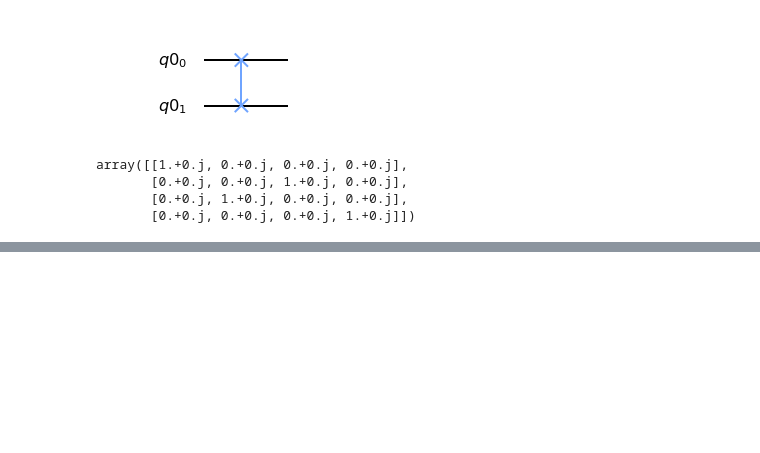
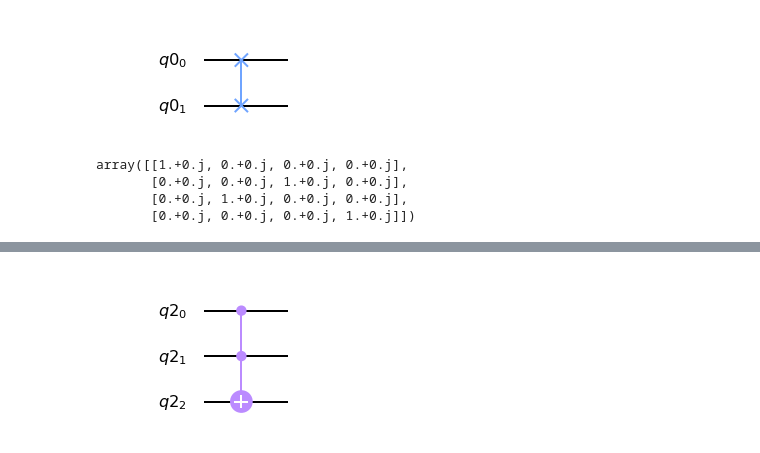
Before and after one commit to ertogrul/q-way, a Jupyter notebook: 202-summary_of_q_operations.ipynb, the cells around one changed output, grey strips where cells are left out. Drawn from its saved outputs; the diff is of its cells as text; code cells hidden in the pictures; blank space fills up the shorter version.

```diff
--- a/202-summary_of_q_operations.ipynb
+++ b/202-summary_of_q_operations.ipynb
@@ -580,0 +594,7 @@ array([[1.+0.j, 0.+0.j, 0.+0.j, 0.+0.j],
+# %%
+q = QuantumRegister(3)
+qc = QuantumCircuit(q)
+qc.ccx(q[0], q[1], q[2])
+qc.draw()
+# %% [output]
+[figure, added]
```
Also changed, not shown: parts of 3 cells of this notebook.
